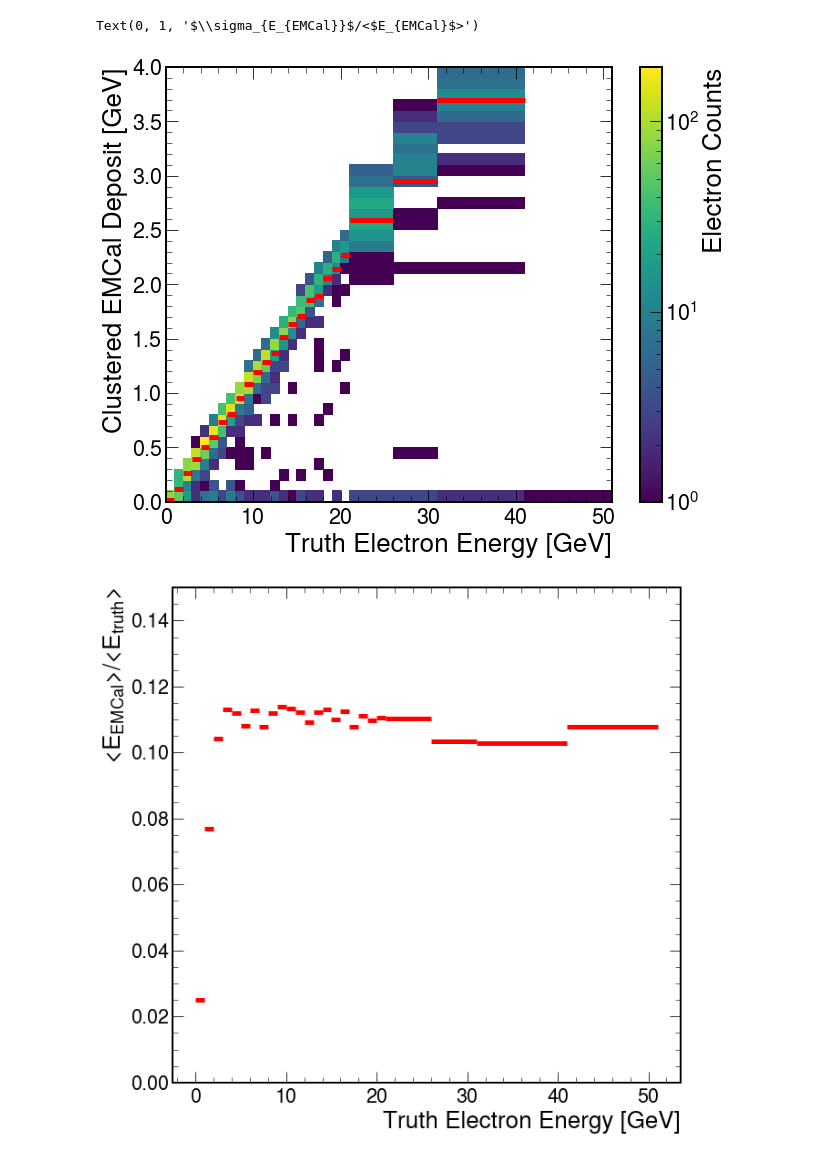
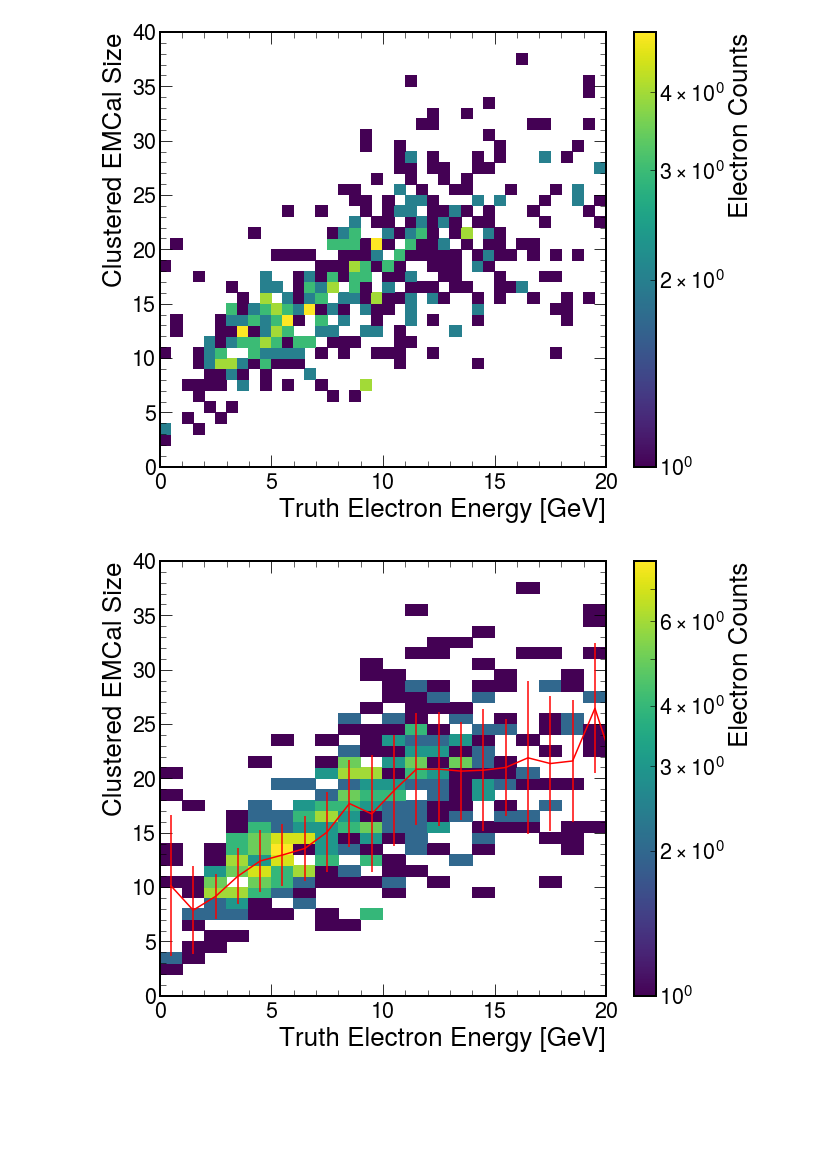
Before and after one commit to DarkQuest-FNAL/DarkQuest, a Jupyter notebook: e1039-analysis/python/EMCALClusters_v2.ipynb, the cells around one changed output. Drawn from its saved outputs; the diff is of its cells as text; code cells hidden in the pictures; blank space fills up the shorter version.

Commit message:
clean and add more information

```diff
--- a/e1039-analysis/python/EMCALClusters_v2.ipynb
+++ b/e1039-analysis/python/EMCALClusters_v2.ipynb
@@ -166,9 +204,9 @@ def getData(fname="", procName="Truth"):
 # %%
-def emcal_selection(arr):
+def emcal_simhit_selection(arr):
     mask = (arr.detID == 100)
     return mask
 
-def emcal_energy_selection(arr, e):
+def emcal_simhit_selection_energy(arr, e):
     mask = (arr.edep >= e)
     return mask
 
@@ -201,7 +239,7 @@ def printemcalhits_byevent(ifile):
 def printemcalshowers_byevent(ifile):
     dq_events = getData(ifile,"Truth")
     dq_showers = dq_events["Showers"]
-    ecal_mask = ak.any(dq_showers.nshowers == 2,axis=1) & ak.all(dq_showers.sedep_ecal > 0, axis=1)
+    ecal_mask = ak.any(dq_showers.nshowers == 2,axis=1) & ak.any(dq_showers.sedep_ecal > 0, axis=1)
     #ecal_mask = ak.all(dq_showers.sedep_ecal > 0, axis=1)
     ecal_index = np.where(ecal_mask)
     print('Fraction of events with \x1b[31mTWO\033[0m showers reaching EMCAL: ',len(ecal_index[0])/len(dq_events))
@@ -434,8 +497,11 @@ processed  1770 events
 # %%
-cluster_energy_array = np.array(cluster_reco_max+cluster_reco_min)
-electron_truth_energy_array = np.array(electron_truth_max+electron_truth_min)
+cluster_energy_array = np.array(cluster_reco_1st  + cluster_reco_2nd)
+cluster_truth_array  = np.array(cluster_truth_1st + cluster_truth_2nd)
+electron_truth_energy_array = np.array(electron_truth_1st + electron_truth_2nd)
+# select the ones having more than 50% (sampling fraction 10%), to remove the boundaries
 mask_outliers = np.where(cluster_energy_array>0.05*electron_truth_energy_array)
 cluster_energy_array = cluster_energy_array[mask_outliers]
 electron_truth_energy_array = electron_truth_energy_array[mask_outliers]
+cluster_truth_array = cluster_truth_array[mask_outliers]
 # %%
 fig = plt.figure(figsize=(10,8))
@@ -487,10 +530,3 @@ plt.savefig("Truth_VS_GenElectron_Energy.png")
-# %%
-# event cleaning
-cluster_energy_array = np.array(cluster_reco_max+cluster_reco_min)
-electron_truth_energy_array = np.array(electron_truth_max+electron_truth_min)
-mask_outliers = np.where(cluster_energy_array>0.05*electron_truth_energy_array)
-cluster_energy_array = cluster_energy_array[mask_outliers]
-electron_truth_energy_array = electron_truth_energy_array[mask_outliers]
 # %%
 #print(electron_truth)
 from scipy.stats import binned_statistic
@@ -556,34 +576,31 @@ TypeError: <lambda>() takes 2 positional arguments but 3 were given
 # %%
-#print(electron_truth)
-from scipy.stats import binned_statistic
 fig = plt.figure(figsize=(10,8))
-binnings = np.concatenate((np.linspace(0,20,num=21), np.linspace(21,31,num=3), np.linspace(41, 51, num=2)))
-bin_resols, bin_edges, binnumber = binned_statistic(electron_truth_max+electron_truth_min, cluster_truth_max+cluster_truth_min, statistic='std', bins=binnings, range=(0,40))
-bin_means, bin_edges, binnumber = binned_statistic(electron_truth_max+electron_truth_min, cluster_truth_max+cluster_truth_min, statistic='mean', bins=binnings, range=(0,40))
-plt.hist2d(electron_truth_max+electron_truth_min, cluster_truth_max+cluster_truth_min, bins=[binnings,40], range=[[0,40], [0,4]], density=False, norm=colors.LogNorm())
-plt.hlines(bin_means, bin_edges[:-1], bin_edges[1:], colors='r', lw=5,
-           label='binned statistic of data', linestyles='solid')
+cluster_size_array = np.array(cluster_size_1st+cluster_size_2nd)
+cluster_size_array = cluster_size_array[mask_outliers]
+plt.hist2d(electron_truth_energy_array, cluster_size_array, bins=[40,40], range=[[0,20], [0,40]], density=False, norm=colors.LogNorm())
 #plt.xlim(0,8)
 #plt.ylim(0,8)
 cbar=plt.colorbar()
 cbar.set_label('Electron Counts')
 plt.xlabel("Truth Electron Energy [GeV]")
-plt.ylabel("Clustered EMCal Deposit [GeV]")
-plt.savefig("Reco_VS_GenElectron_Energy.png")
+plt.ylabel("Clustered EMCal Size")
+plt.savefig("RecoSize_VS_Gen_Energy.png")
 
+from scipy.stats import binned_statistic
+fig = plt.figure(figsize=(10,8))
+binnings = np.concatenate((np.linspace(0,20,num=21), np.linspace(21,31,num=3), np.linspace(41, 51, num=2)))
+bin_resols, bin_edges, binnumber = binned_statistic(electron_truth_energy_array, cluster_size_array, statistic='std', bins=binnings, range=(0,40))
+bin_means, bin_edges, binnumber = binned_statistic(electron_truth_energy_array, cluster_size_array, statistic='mean', bins=binnings, range=(0,40))
+plt.hist2d(electron_truth_energy_array, cluster_size_array, bins=[binnings,40], range=[[0,20], [0,40]], density=False, norm=colors.LogNorm())
+#plt.hlines(bin_means, bin_edges[:-1], bin_edges[1:], colors='r', lw=5,
+#           label='binned statistic of data', linestyles='solid')
 bin_centers = [(bin_edges[i]+bin_edges[i+1])/2.0 for i in range(bin_edges.shape[0]-1)]
-print(bin_means)
-print(bin_centers)
-plt.figure()
-plt.hlines(bin_means/bin_centers, bin_edges[:-1], bin_edges[1:], colors='r', lw=5,
-           label='binned statistic of data', linestyles='solid')
-plt.ylim(0,0.15)
-plt.xlabel('Truth Electron Energy [GeV]')
-plt.ylabel('<$E_{EMCal}$>/<$E_{truth}$>')
-plt.figure()
-plt.hlines(bin_resols/bin_means, bin_edges[:-1], bin_edges[1:], colors='r', lw=5,
-           label='binned statistic of data', linestyles='solid')
-plt.ylim(0,0.6)
-plt.xlabel('Truth Electron Energy [GeV]')
-plt.ylabel('$\sigma_{E_{EMCal}}$/<$E_{EMCal}$>')
+plt.errorbar(bin_centers, bin_means, bin_resols,color='r')
+plt.xlim(0,20)
+#plt.ylim(0,8)
+cbar=plt.colorbar()
+cbar.set_label('Electron Counts')
+plt.xlabel("Truth Electron Energy [GeV]")
+plt.ylabel("Clustered EMCal Size")
+#plt.savefig("Reco_VS_GenElectron_Energy.png")
 # %% [output]
@@ -596,3 +608,2 @@ plt.ylabel('$\sigma_{E_{EMCal}}$/<$E_{EMCal}$>')
-Text(0, 1, '$\\sigma_{E_{EMCal}}$/<$E_{EMCal}$>')
-[figure, old version]
+[figure, new version]
-[figure, old version]
+[figure, new version]
```
Also changed, not shown: parts of 29 cells of this notebook.
